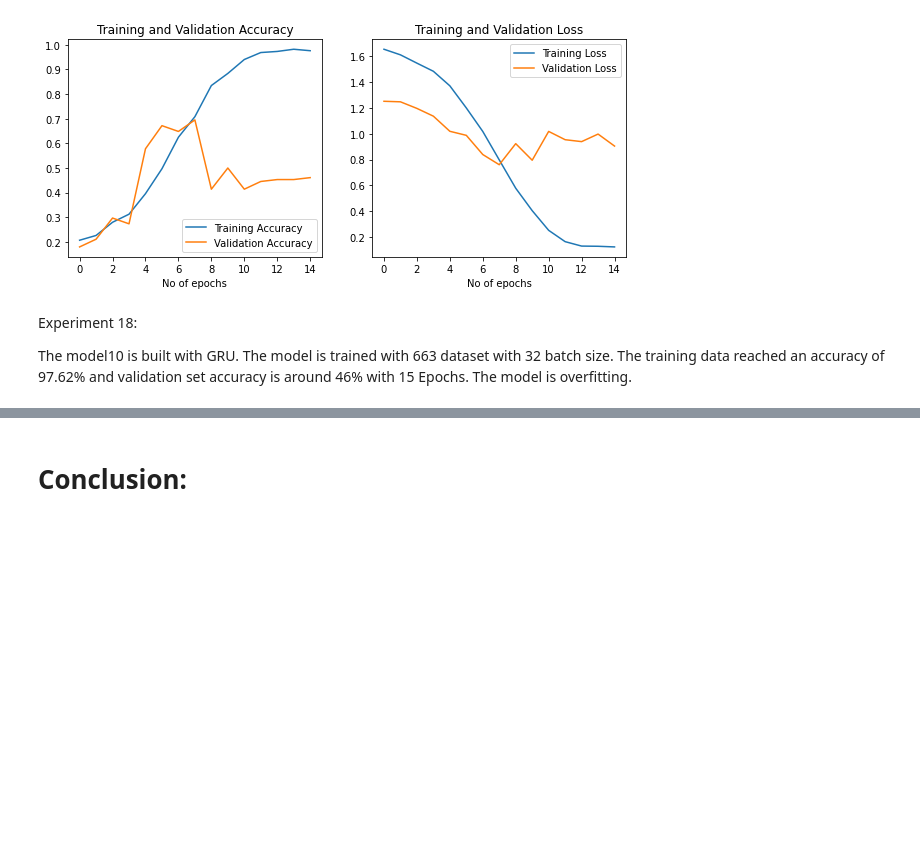
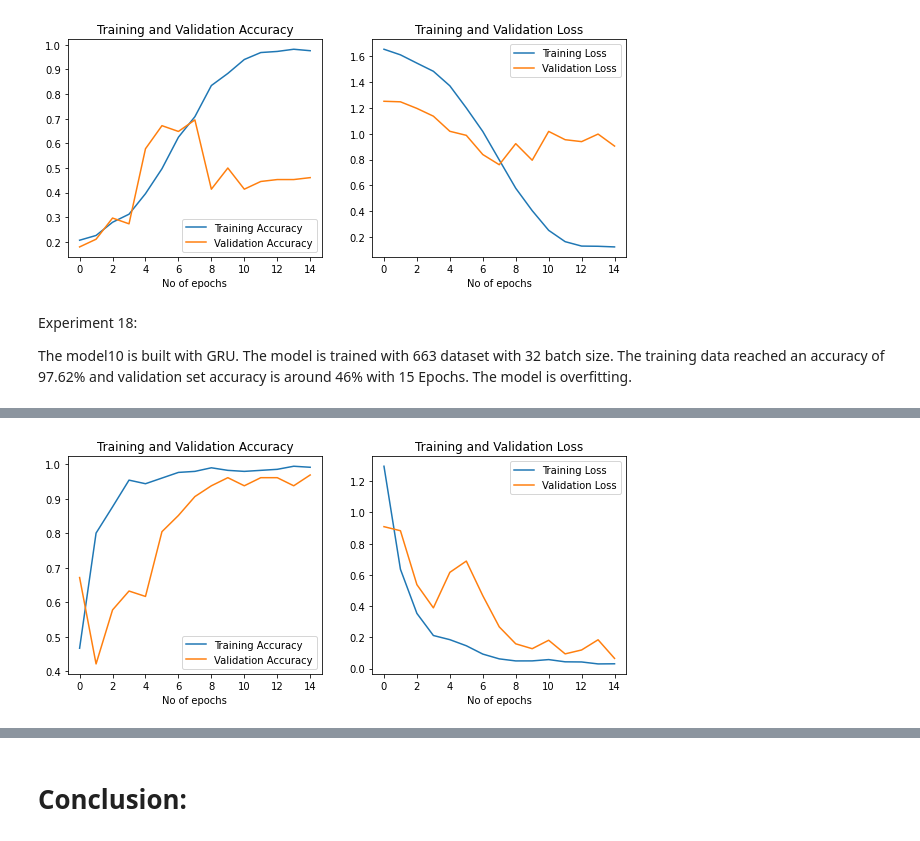
Before and after one commit to smarunkumar/Gesture_Recognition, a Jupyter notebook: Neural_Nets_Project_v1.ipynb, the cells around one changed output, grey strips where cells are left out. Cells and saved outputs as stored; diff of their text form; code cells hidden in the pictures; blank space fills up the shorter version.

```diff
--- a/Neural_Nets_Project_v1.ipynb
+++ b/Neural_Nets_Project_v1.ipynb
@@ -1474,0 +1482,2 @@ The model10 is built with GRU. The model is trained with 663 dataset with 32 bat
+# %%
+mn_model = MobileNet(weights='imagenet', include_top=False, input_shape=(100, 100, 3))
@@ -1474,0 +1531,4 @@ The model10 is built with GRU. The model is trained with 663 dataset with 32 bat
+# %%
+history11 = model11.fit_generator(train_generator, steps_per_epoch=steps_per_epoch, epochs=num_epochs, verbose=1,
+          callbacks=callbacks_list, validation_data=val_generator,
+          validation_steps=validation_steps, class_weight=None, workers=1, initial_epoch=0)
@@ -1474,0 +1553,26 @@ The model10 is built with GRU. The model is trained with 663 dataset with 32 bat
+# %%
+acc = history11.history['categorical_accuracy']
+val_acc = history11.history['val_categorical_accuracy']
+
+loss = history11.history['loss']
+val_loss = history11.history['val_loss']
+
+epochs_range = range(num_epochs)
+
+plt.figure(figsize=(10, 4))
+plt.subplot(1, 2, 1)
+plt.plot(epochs_range, acc, label='Training Accuracy')
+plt.plot(epochs_range, val_acc, label='Validation Accuracy')
+plt.xlabel('No of epochs')
+plt.legend(loc='lower right')
+plt.title('Training and Validation Accuracy')
+
+plt.subplot(1, 2, 2)
+plt.plot(epochs_range, loss, label='Training Loss')
+plt.plot(epochs_range, val_loss, label='Validation Loss')
+plt.xlabel('No of epochs')
+plt.legend(loc='upper right')
+plt.title('Training and Validation Loss')
+plt.show()
+# %% [output]
+[figure, added]
```
Also changed, not shown: parts of 19 cells of this notebook.
